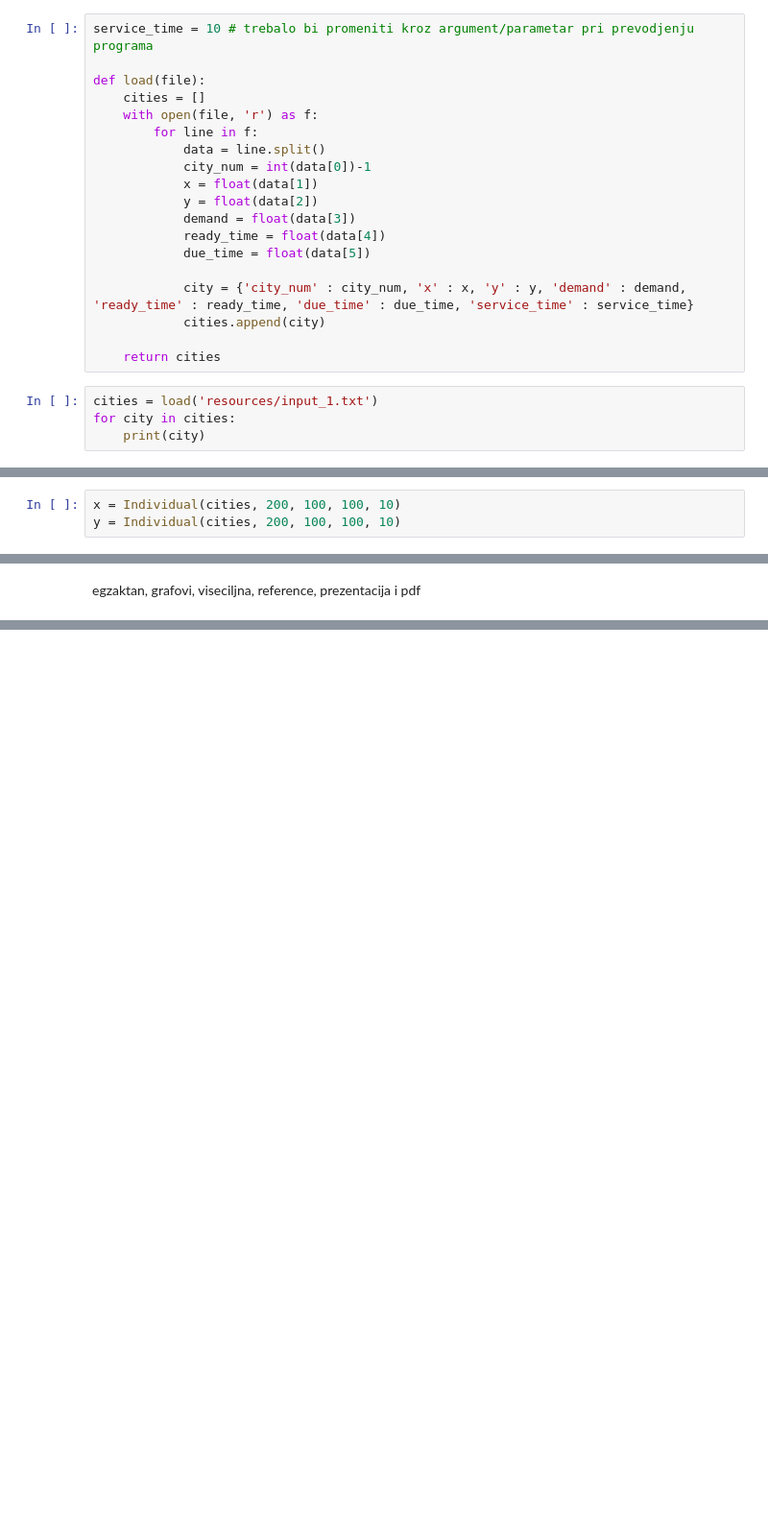
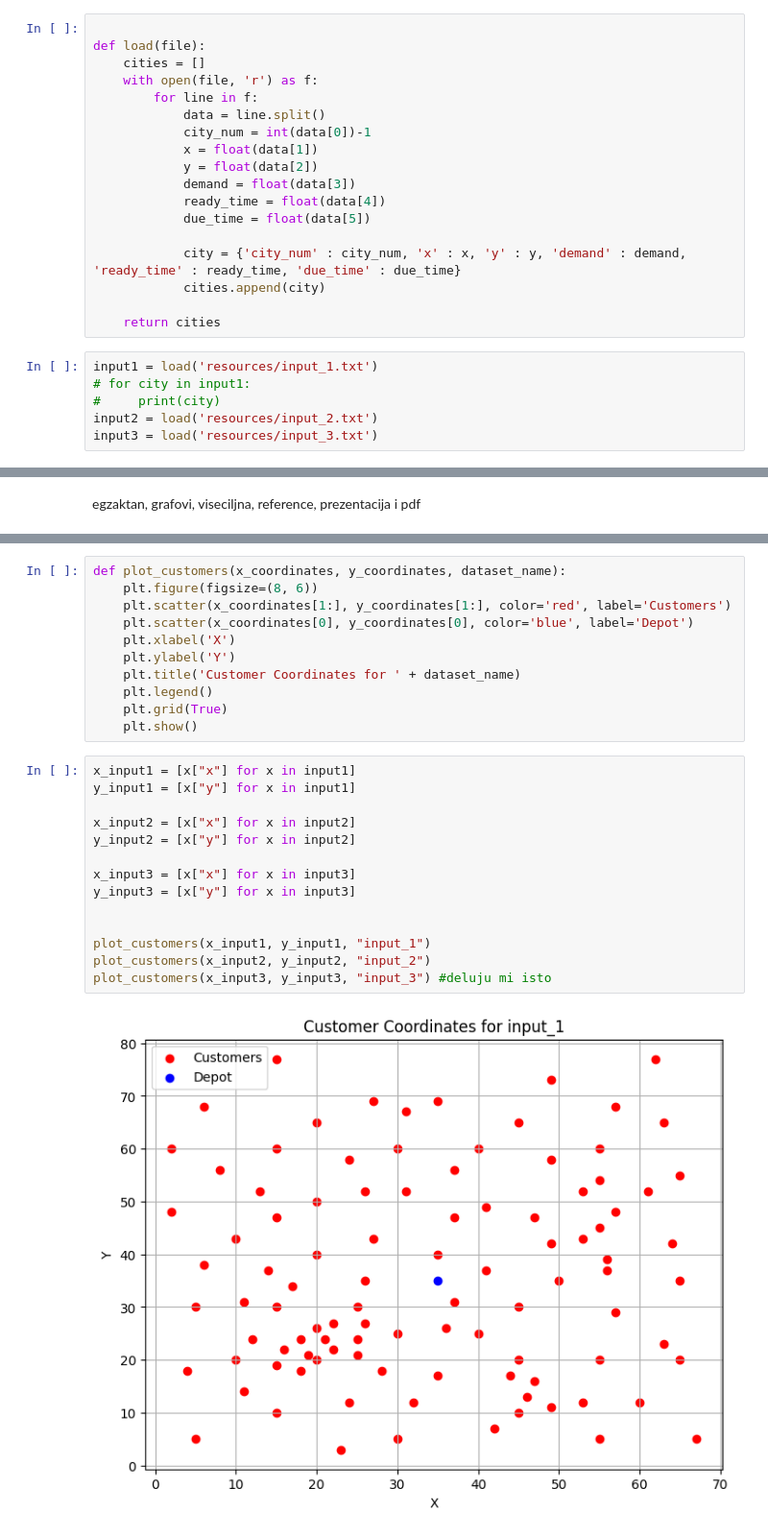
Before and after one commit to StefanJevtic63/Vehicle-Routing-Problem, a Jupyter notebook: classic-vrp.ipynb, the cells around one changed output, grey strips where cells are left out. Shown at 96% size. Saved outputs shown, nothing was run; the diff lists cells and outputs as text; blank space fills up the shorter version.

Commit message:
fixed initialization and added some graphs

```diff
--- a/classic-vrp.ipynb
+++ b/classic-vrp.ipynb
@@ -5,5 +7,4 @@ import math
 # %%
-service_time = 10 # trebalo bi promeniti kroz argument/parametar pri prevodjenju programa
 
 def load(file):
     cities = []
@@ -17,11 +18,13 @@ def load(file):
             ready_time = float(data[4])
             due_time = float(data[5])
 
-            city = {'city_num' : city_num, 'x' : x, 'y' : y, 'demand' : demand, 'ready_time' : ready_time, 'due_time' : due_time, 'service_time' : service_time}
+            city = {'city_num' : city_num, 'x' : x, 'y' : y, 'demand' : demand, 'ready_time' : ready_time, 'due_time' : due_time}
             cities.append(city)
 
     return cities
 # %%
-cities = load('resources/input_1.txt')
-for city in cities:
-    print(city)
+input1 = load('resources/input_1.txt')
+# for city in input1:
+#     print(city)
+input2 = load('resources/input_2.txt')
+input3 = load('resources/input_3.txt')
@@ -157,3 +30,0 @@ class Individual:
-# %%
-x = Individual(cities, 200, 100, 100, 10)
-y = Individual(cities, 200, 100, 100, 10)
@@ -500,0 +572,27 @@ egzaktan, grafovi, viseciljna, reference, prezentacija i pdf
+# %%
+def plot_customers(x_coordinates, y_coordinates, dataset_name):
+    plt.figure(figsize=(8, 6))
+    plt.scatter(x_coordinates[1:], y_coordinates[1:], color='red', label='Customers')
+    plt.scatter(x_coordinates[0], y_coordinates[0], color='blue', label='Depot')
+    plt.xlabel('X')
+    plt.ylabel('Y')
+    plt.title('Customer Coordinates for ' + dataset_name)
+    plt.legend()
+    plt.grid(True)
+    plt.show()
+# %%
+x_input1 = [x["x"] for x in input1]
+y_input1 = [x["y"] for x in input1]
+
+x_input2 = [x["x"] for x in input2]
+y_input2 = [x["y"] for x in input2]
+
+x_input3 = [x["x"] for x in input3]
+y_input3 = [x["y"] for x in input3]
+
+
+plot_customers(x_input1, y_input1, "input_1")
+plot_customers(x_input2, y_input2, "input_2")
+plot_customers(x_input3, y_input3, "input_3") #deluju mi isto
+# %% [output]
+[figure, added]
```
Also changed, not shown: parts of 18 cells of this notebook.
